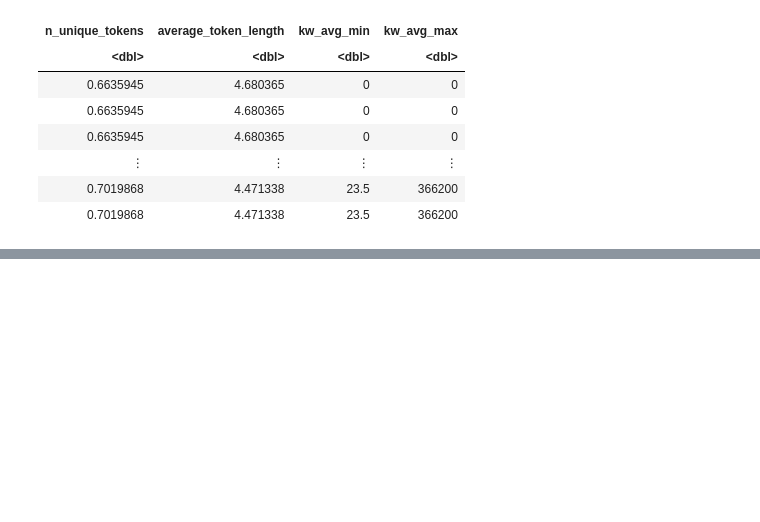
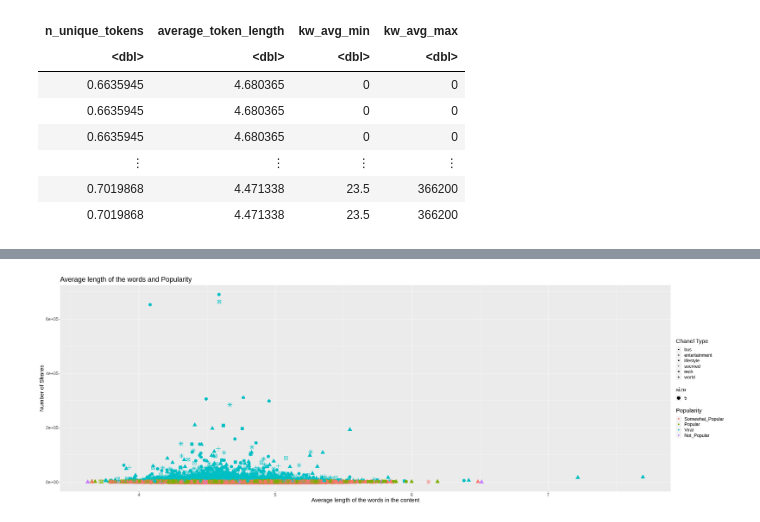
Before and after one commit to nkoda/DSCI100Project, a Jupyter notebook: proposal.ipynb, the cells around one changed output, grey strips where cells are left out. Drawn from its saved outputs; the diff is of its cells as text; code cells hidden in the pictures; blank space fills up the shorter version.

```diff
--- a/proposal.ipynb
+++ b/proposal.ipynb
@@ -223,0 +215,15 @@ A tibble: 3 × 4
+# %%
+pltAvg_token_len = training_set %>%
+                filter(average_token_length > 0) %>%
+                ggplot(aes(x = average_token_length, y = shares)) +
+                geom_point(aes(shape = Channel , color = popularity, size = 5)) +
+                labs( x = "Average length of the words in the content", y = "Number of Shares",
+                     color = "Popularity", shape = "Chanel Type",
+                     title = "Average length of the words and Popularity") +
+                theme(text = element_text(size = 18))
+pltAvg_token_len
+
+# word length btw 4 & 5 viral
+# bus
+# %% [output]
+[figure, added]
```
Also changed, not shown: parts of 6 cells of this notebook.
